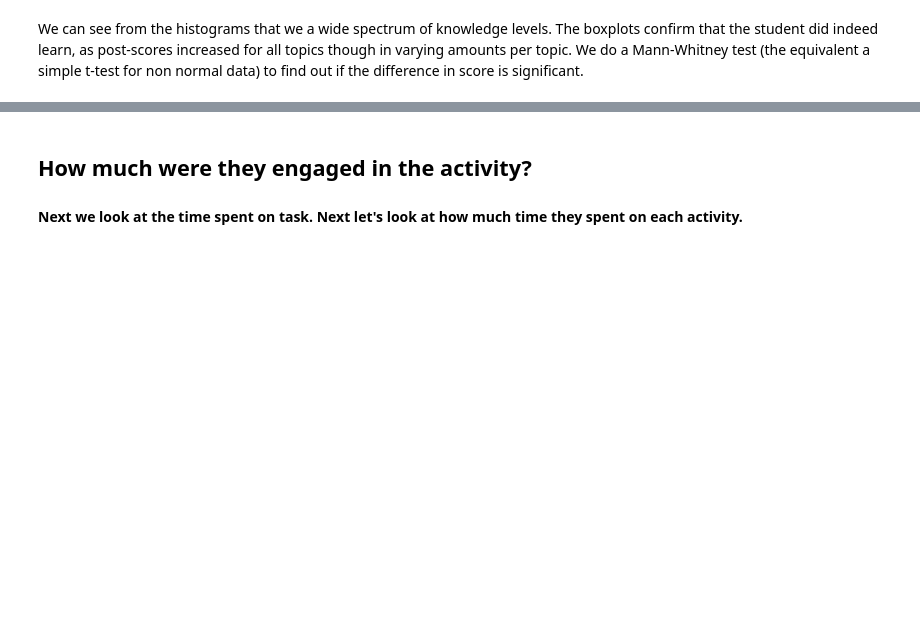
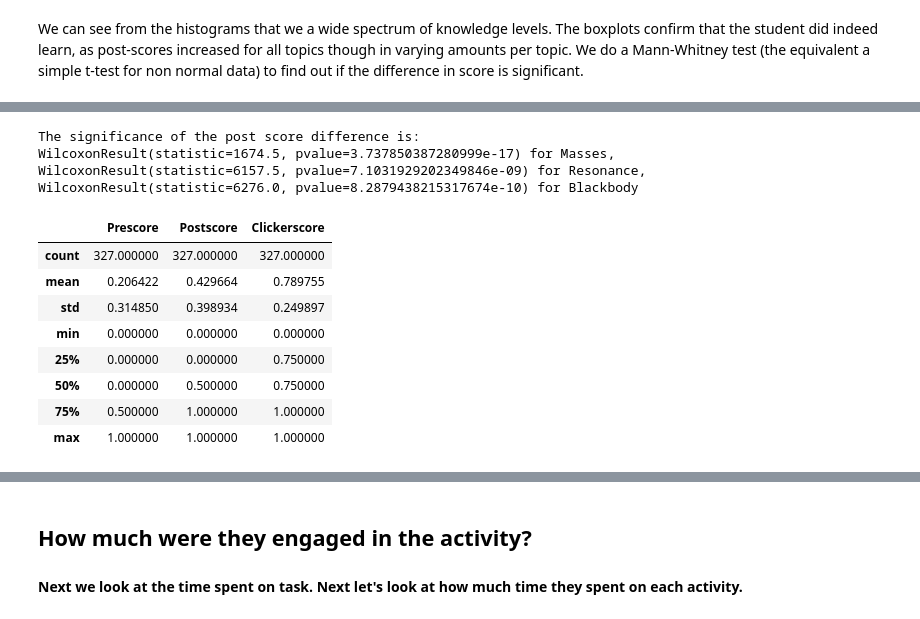
Before and after one commit to sperez8/Phet-log-analyzer, a Jupyter notebook: prereading/storyline_prereading.ipynb, the cells around one changed output, grey strips where cells are left out. Saved outputs shown, nothing was run; the diff lists cells and outputs as text; code cells hidden in the pictures; blank space fills up the shorter version.

```diff
--- a/prereading/storyline_prereading.ipynb
+++ b/prereading/storyline_prereading.ipynb
@@ -180,0 +199,22 @@ MannwhitneyuResult(statistic=116252.0, pvalue=0.001570114610541258) for Blackbod
+# %%
+m = scipy.stats.wilcoxon(df_score[df_score['Topic']=='Masses']['Prescore'],df_score[df_score['Topic']=='Masses']['Postscore'])
+r = scipy.stats.wilcoxon(df_score[df_score['Topic']=='Resonance']['Prescore'],df_score[df_score['Topic']=='Resonance']['Postscore'])
+b = scipy.stats.wilcoxon(df_score[df_score['Topic']=='Blackbody']['Prescore'],df_score[df_score['Topic']=='Blackbody']['Postscore'])
+print("The significance of the post score difference is:\n{0} for Masses, \n{1} for Resonance, \n{2} for Blackbody".format(m,r,b))
+# %% [output]
+The significance of the post score difference is:
+WilcoxonResult(statistic=1674.5, pvalue=3.737850387280999e-17) for Masses,
+WilcoxonResult(statistic=6157.5, pvalue=7.1031929202349846e-09) for Resonance,
+WilcoxonResult(statistic=6276.0, pvalue=8.2879438215317674e-10) for Blackbody
+# %%
+df_score[df_score['Topic']=='Masses'].describe()
+# %% [output]
+|  | Prescore | Postscore | Clickerscore |
+| count | 327.000000 | 327.000000 | 327.000000 |
+| mean | 0.206422 | 0.429664 | 0.789755 |
+| std | 0.314850 | 0.398934 | 0.249897 |
+| min | 0.000000 | 0.000000 | 0.000000 |
+| 25% | 0.000000 | 0.000000 | 0.750000 |
+| 50% | 0.000000 | 0.500000 | 0.750000 |
+| 75% | 0.500000 | 1.000000 | 1.000000 |
+| max | 1.000000 | 1.000000 | 1.000000 |
```
Also changed, not shown: parts of 23 cells of this notebook.
